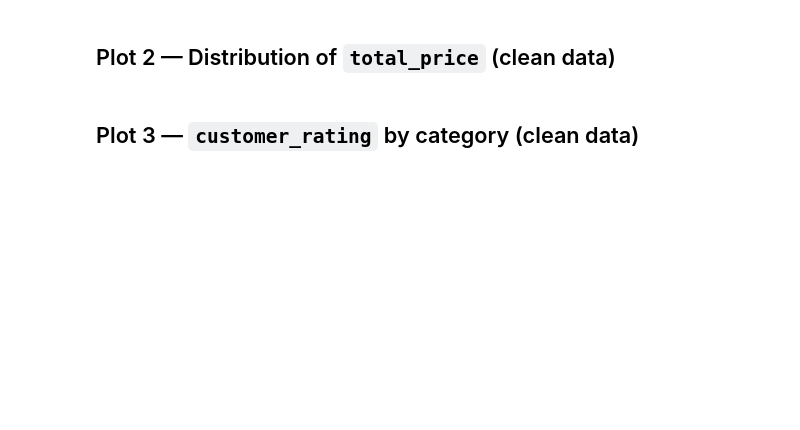
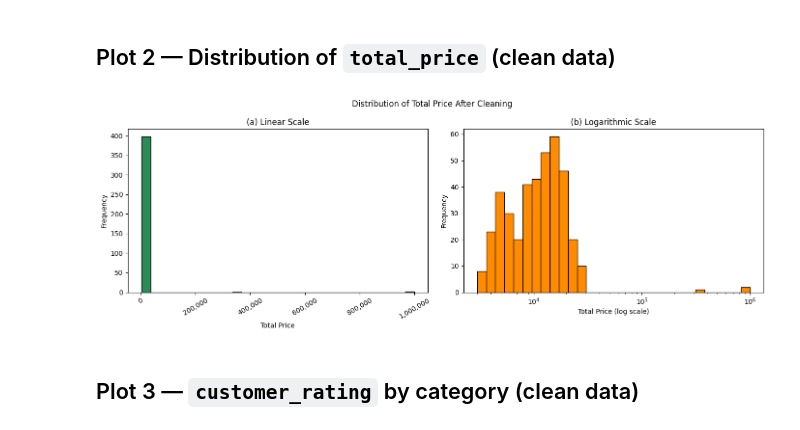
Before and after one commit to jieuni52/26-2-ML-Project, a Jupyter notebook: lab01/notebooks/lab01_visualization.ipynb, the cells around one changed output. Cells and saved outputs as stored; diff of their text form; code cells hidden in the pictures; blank space fills up the shorter version.

```diff
--- a/lab01/notebooks/lab01_visualization.ipynb
+++ b/lab01/notebooks/lab01_visualization.ipynb
@@ -35,2 +61,73 @@ raw.head()
+# %%
+# ============ TODO (Plot 2) ============
+# Most orders are concentrated at lower total_price values, while a few bulk orders create a long tail toward much higher values.
+# The logarithmic scale makes ordinary orders easier to inspect without excluding any observations.
+import numpy as np
+from matplotlib.ticker import FuncFormatter
+
+total_prices = clean["total_price"]
+
+log_bins = np.logspace(
+    np.log10(total_prices.min()),
+    np.log10(total_prices.max()),
+    31
+)
+
+fig, axes = plt.subplots(
+    nrows=1,
+    ncols=2,
+    figsize=(14, 5)
+)
+
+# (a) Original linear scale
+axes[0].hist(
+    total_prices,
+    bins=30,
+    color="seagreen",
+    edgecolor="black"
+)
+
+axes[0].set_xlabel("Total Price")
+axes[0].set_ylabel("Frequency")
+axes[0].set_title("(a) Linear Scale")
+
+axes[0].xaxis.set_major_formatter(
+    FuncFormatter(lambda value, position: f"{value:,.0f}")
+)
+
+axes[0].tick_params(
+    axis="x",
+    rotation=30
+)
+
+# (b) Logarithmic scale
+axes[1].hist(
+    total_prices,
+    bins=log_bins,
+    color="darkorange",
+    edgecolor="black"
+)
+
+axes[1].set_xscale("log")
+axes[1].set_xlabel("Total Price (log scale)")
+axes[1].set_ylabel("Frequency")
+axes[1].set_title("(b) Logarithmic Scale")
+
+fig.suptitle(
+    "Distribution of Total Price After Cleaning"
+)
+
+fig.tight_layout()
+
+fig.savefig(
+    "fig2_total_price_histogram.png",
+    dpi=150,
+    bbox_inches="tight"
+)
+
+plt.show()
+# =======================================
+# %% [output]
+[figure, added]
 # %% [markdown]
 ## Plot 3 — `customer_rating` by category (clean data)
```
Also changed, not shown: parts of 6 cells of this notebook, 10 other files.
